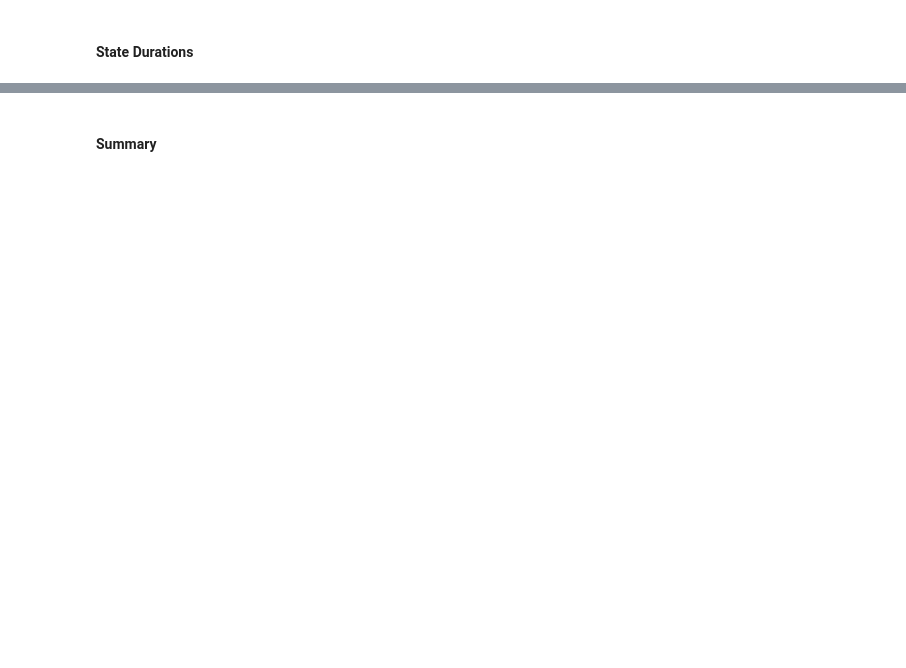
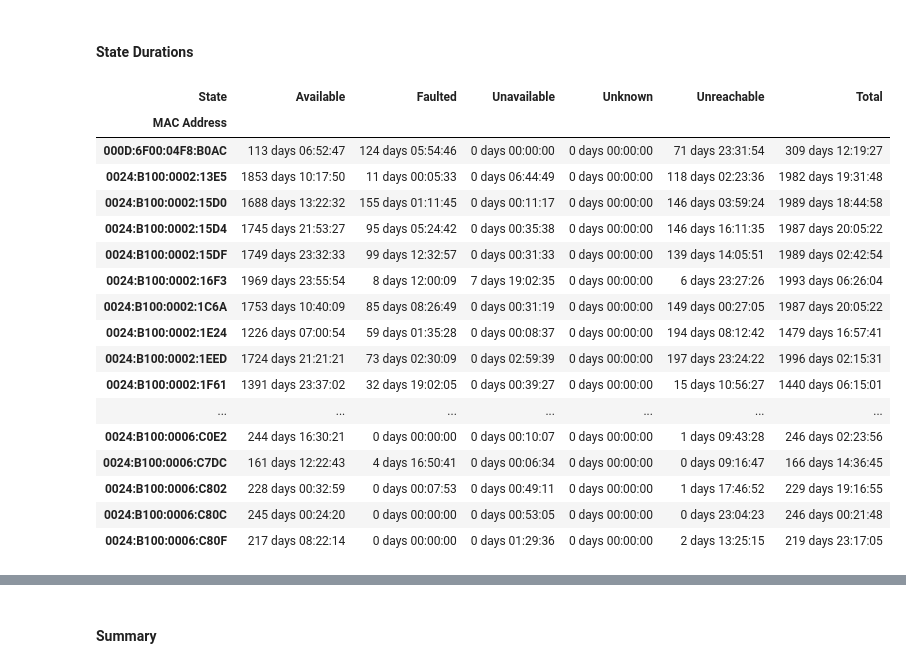
Before and after one commit to b-dagostino/charger-reliability, a Jupyter notebook: notebooks/bdag.ipynb, the cells around one changed output, grey strips where cells are left out. Saved outputs shown, nothing was run; the diff lists cells and outputs as text; code cells hidden in the pictures; blank space fills up the shorter version.

```diff
--- a/notebooks/bdag.ipynb
+++ b/notebooks/bdag.ipynb
@@ -308,9 +322,28 @@ state_history
 # %%
 state_durations = state_history.pivot_table(index='MAC Address', columns='State', values='Duration', aggfunc='sum', fill_value=pd.Timedelta(seconds=0))
 state_durations["Total"] = state_durations.sum(axis=1)
 
 with pd.option_context('display.max_rows', None):
-    state_durations
+    display(state_durations)
+# %% [output]
+| State | Available | Faulted | Unavailable | Unknown | Unreachable | Total |
+| MAC Address |  |  |  |  |  |  |
+| 000D:6F00:04F8:B0AC | 113 days 06:52:47 | 124 days 05:54:46 | 0 days 00:00:00 | 0 days 00:00:00 | 71 days 23:31:54 | 309 days 12:19:27 |
+| 0024:B100:0002:13E5 | 1853 days 10:17:50 | 11 days 00:05:33 | 0 days 06:44:49 | 0 days 00:00:00 | 118 days 02:23:36 | 1982 days 19:31:48 |
+| 0024:B100:0002:15D0 | 1688 days 13:22:32 | 155 days 01:11:45 | 0 days 00:11:17 | 0 days 00:00:00 | 146 days 03:59:24 | 1989 days 18:44:58 |
+| 0024:B100:0002:15D4 | 1745 days 21:53:27 | 95 days 05:24:42 | 0 days 00:35:38 | 0 days 00:00:00 | 146 days 16:11:35 | 1987 days 20:05:22 |
+| 0024:B100:0002:15DF | 1749 days 23:32:33 | 99 days 12:32:57 | 0 days 00:31:33 | 0 days 00:00:00 | 139 days 14:05:51 | 1989 days 02:42:54 |
+| 0024:B100:0002:16F3 | 1969 days 23:55:54 | 8 days 12:00:09 | 7 days 19:02:35 | 0 days 00:00:00 | 6 days 23:27:26 | 1993 days 06:26:04 |
+| 0024:B100:0002:1C6A | 1753 days 10:40:09 | 85 days 08:26:49 | 0 days 00:31:19 | 0 days 00:00:00 | 149 days 00:27:05 | 1987 days 20:05:22 |
+| 0024:B100:0002:1E24 | 1226 days 07:00:54 | 59 days 01:35:28 | 0 days 00:08:37 | 0 days 00:00:00 | 194 days 08:12:42 | 1479 days 16:57:41 |
+| 0024:B100:0002:1EED | 1724 days 21:21:21 | 73 days 02:30:09 | 0 days 02:59:39 | 0 days 00:00:00 | 197 days 23:24:22 | 1996 days 02:15:31 |
+| 0024:B100:0002:1F61 | 1391 days 23:37:02 | 32 days 19:02:05 | 0 days 00:39:27 | 0 days 00:00:00 | 15 days 10:56:27 | 1440 days 06:15:01 |
+| ... | ... | ... | ... | ... | ... | ... |
+| 0024:B100:0006:C0E2 | 244 days 16:30:21 | 0 days 00:00:00 | 0 days 00:10:07 | 0 days 00:00:00 | 1 days 09:43:28 | 246 days 02:23:56 |
+| 0024:B100:0006:C7DC | 161 days 12:22:43 | 4 days 16:50:41 | 0 days 00:06:34 | 0 days 00:00:00 | 0 days 09:16:47 | 166 days 14:36:45 |
+| 0024:B100:0006:C802 | 228 days 00:32:59 | 0 days 00:07:53 | 0 days 00:49:11 | 0 days 00:00:00 | 1 days 17:46:52 | 229 days 19:16:55 |
+| 0024:B100:0006:C80C | 245 days 00:24:20 | 0 days 00:00:00 | 0 days 00:53:05 | 0 days 00:00:00 | 0 days 23:04:23 | 246 days 00:21:48 |
+| 0024:B100:0006:C80F | 217 days 08:22:14 | 0 days 00:00:00 | 0 days 01:29:36 | 0 days 00:00:00 | 2 days 13:25:15 | 219 days 23:17:05 |
 # %%
 state_percentages = state_durations.divide(state_durations['Total'], axis=0) * 100
 
```
Also changed, not shown: parts of 19 cells of this notebook, 1 other file.
